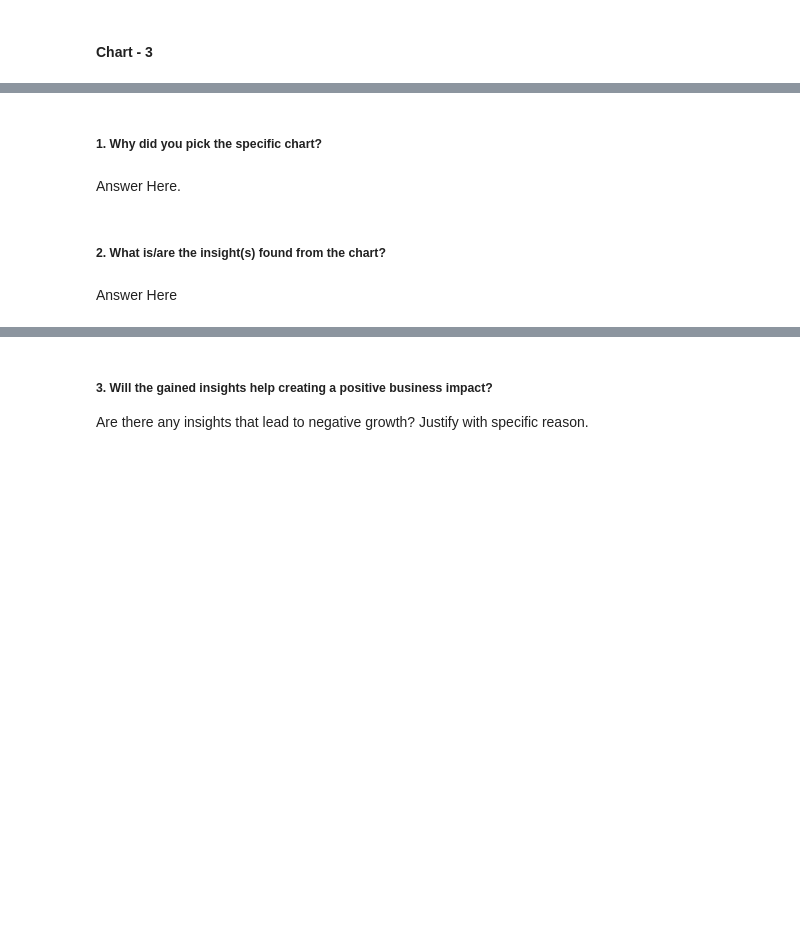
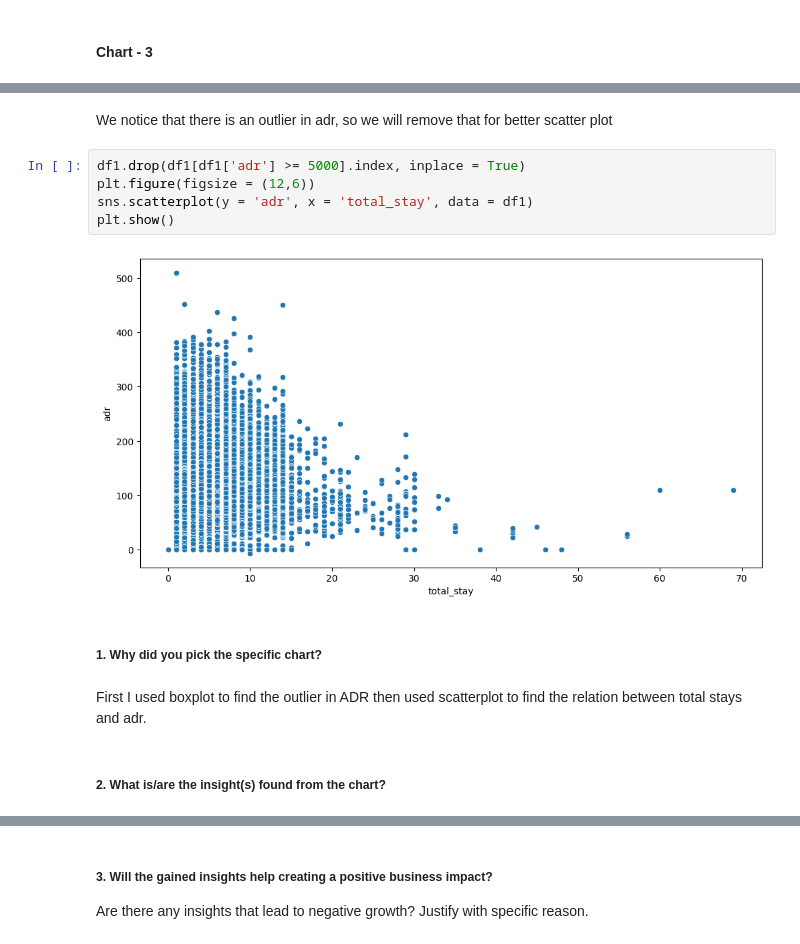
Before and after one commit to Hrishik-D/CapstoneProject_EDA_Hotel_Analysis, a Jupyter notebook: EDA_Hotel_Analysis_Individual.ipynb, the cells around one changed output, grey strips where cells are left out. Saved outputs shown, nothing was run; the diff lists cells and outputs as text; blank space fills up the shorter version.

```diff
--- a/EDA_Hotel_Analysis_Individual.ipynb
+++ b/EDA_Hotel_Analysis_Individual.ipynb
@@ -433,8 +443,15 @@ Are there any insights that lead to negative growth? Justify with specific reaso
+# %% [markdown]
+We notice that there is an outlier in adr, so we will remove that for better scatter plot
+# %%
+df1.drop(df1[df1['adr'] >= 5000].index, inplace = True)
+plt.figure(figsize = (12,6))
+sns.scatterplot(y = 'adr', x = 'total_stay', data = df1)
+plt.show()
+# %% [output]
+[figure, added]
 # %% [markdown]
 ##### 1. Why did you pick the specific chart?
-# %% [markdown]
-Answer Here.
+# %% [markdown]
+First I used boxplot to find the outlier in ADR then used scatterplot to find the relation between total stays and adr.
 # %% [markdown]
 ##### 2. What is/are the insight(s) found from the chart?
-# %% [markdown]
-Answer Here
```
Also changed, not shown: parts of 15 cells of this notebook.
